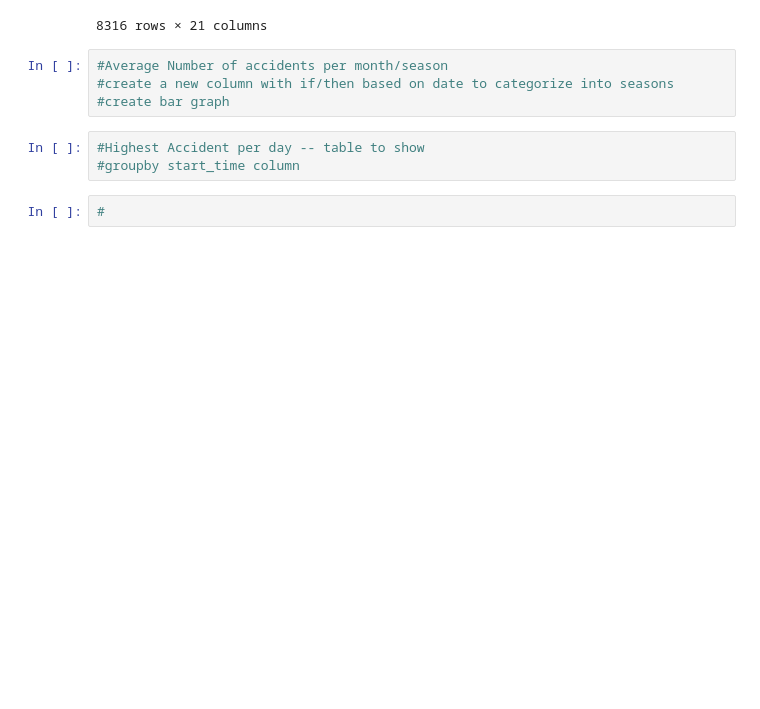
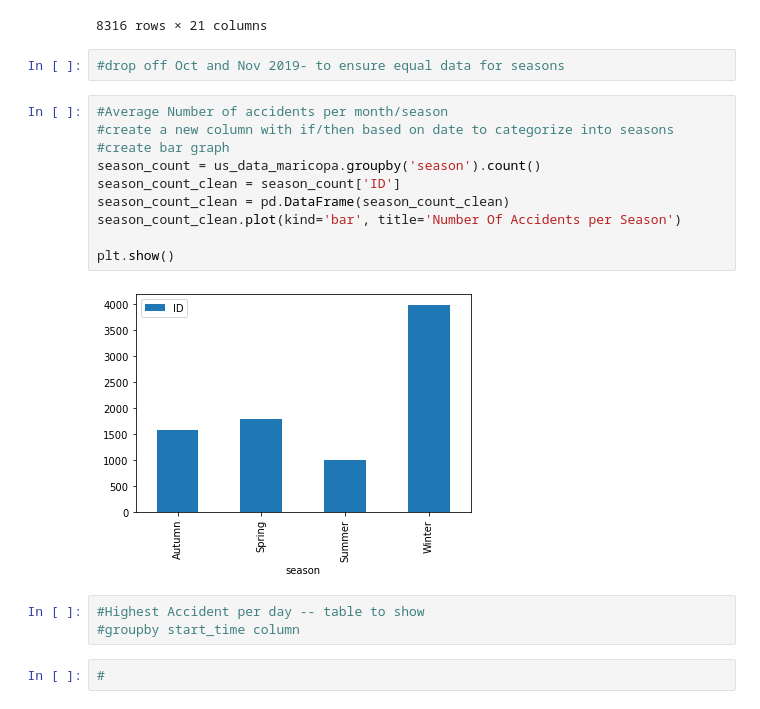
Before and after one commit to samantha8990/Project-1, a Jupyter notebook: JupiterNotebook.ipynb, the cells around one changed output. Cells and saved outputs as stored; diff of their text form; blank space fills up the shorter version.

```diff
--- a/JupiterNotebook.ipynb
+++ b/JupiterNotebook.ipynb
@@ -169,10 +169,20 @@ See the caveats in the documentation: https://pandas.pydata.org/pandas-docs/stab
 | 15094 | A-1048131 | 201 | 2 | 2019-10-09 | 2019-10-09 | Tempe | Maricopa | AZ | 85283 | US | ... |
 | 15095 | A-1048132 | 201 | 2 | 2019-10-09 | 2019-10-09 | Tempe | Maricopa | AZ | 85281 | US | ... |
 8316 rows × 21 columns
+# %%
+#drop off Oct and Nov 2019- to ensure equal data for seasons
 # %%
 #Average Number of accidents per month/season
 #create a new column with if/then based on date to categorize into seasons
 #create bar graph
+season_count = us_data_maricopa.groupby('season').count()
+season_count_clean = season_count['ID']
+season_count_clean = pd.DataFrame(season_count_clean)
+season_count_clean.plot(kind='bar', title='Number Of Accidents per Season')
+
+plt.show()
+# %% [output]
+[figure, added]
 # %%
 #Highest Accident per day -- table to show
 #groupby start_time column
```
Also changed, not shown: 1 other file.
